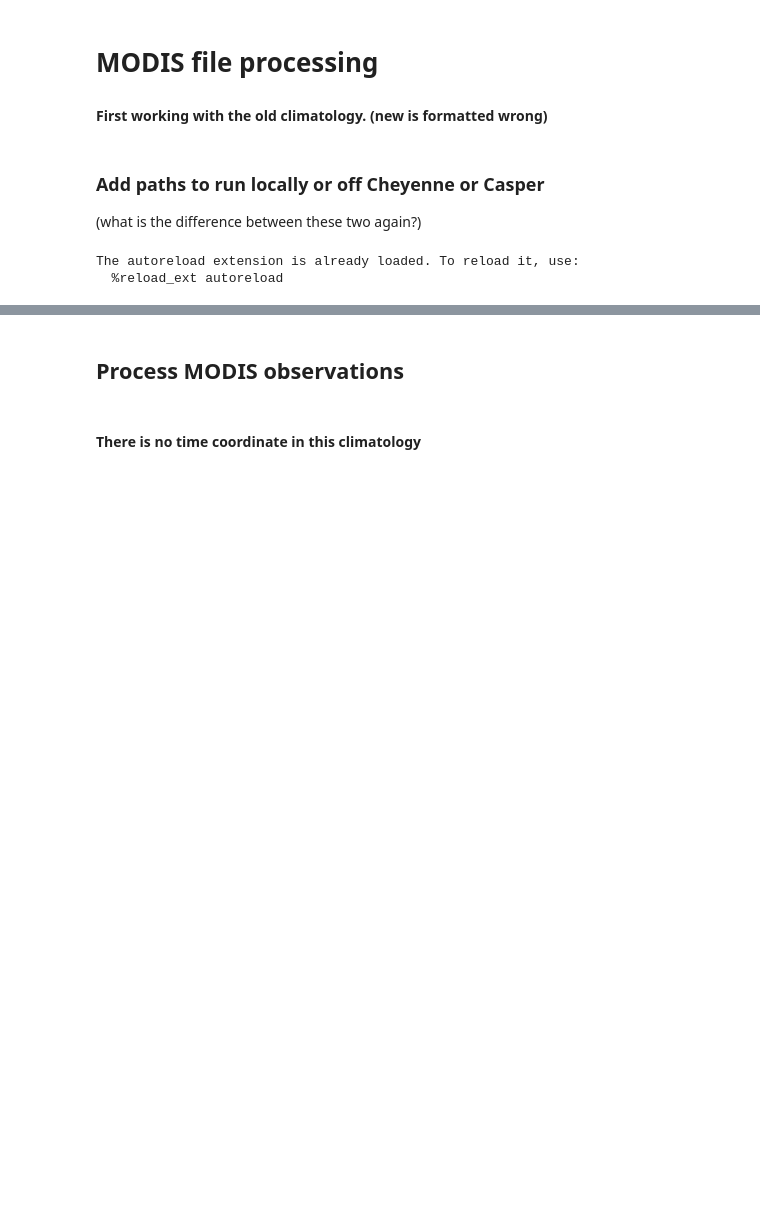
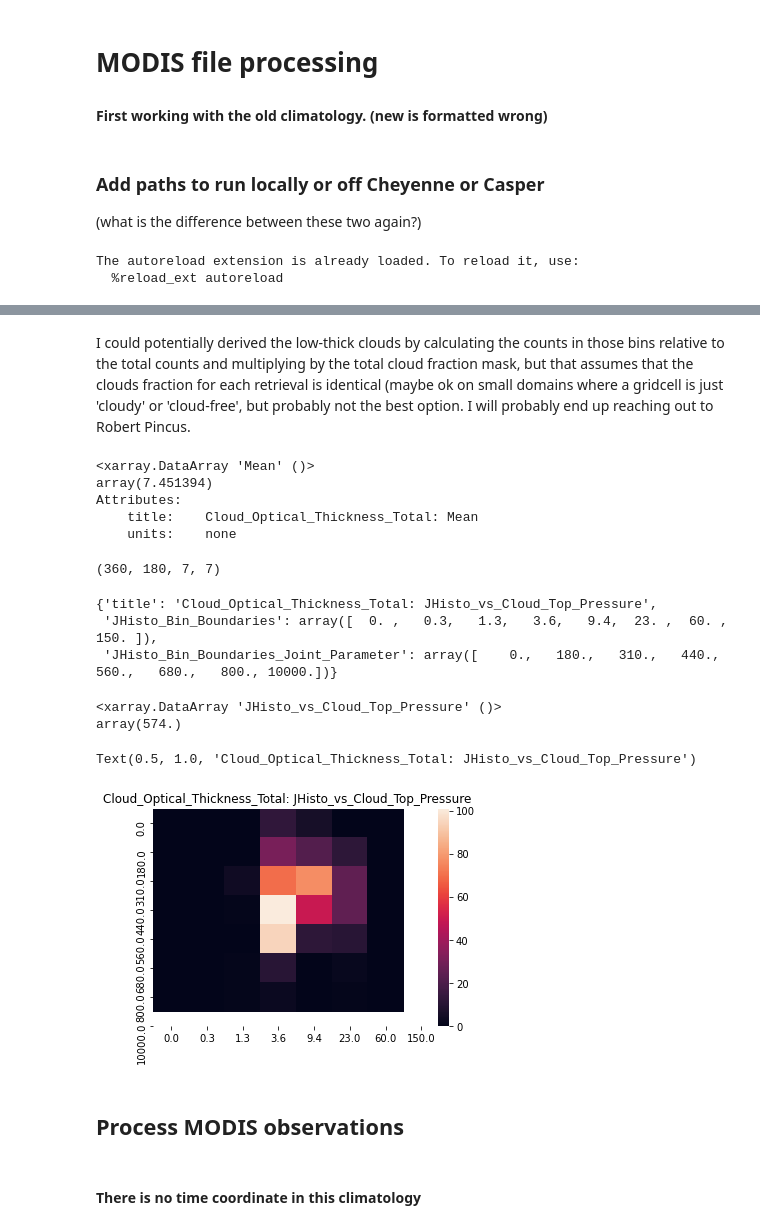
Before and after one commit to jshaw35/CESM2_analysis, a Jupyter notebook: CESM2_COSP/modis_proc_new.ipynb, the cells around one changed output, grey strips where cells are left out. Cells and saved outputs as stored; diff of their text form; code cells hidden in the pictures; blank space fills up the shorter version.

```diff
--- a/CESM2_COSP/modis_proc_new.ipynb
+++ b/CESM2_COSP/modis_proc_new.ipynb
@@ -34,0 +107,10 @@ from interp_functions import *
+# %% [markdown]
+I could potentially derived the low-thick clouds by calculating the counts in those bins relative to the total counts and multiplying by the total cloud fraction mask, but that assumes that the clouds fraction for each retrieval is identical (maybe ok on small domains where a gridcell is just 'cloudy' or 'cloud-free', but probably not the best option. I will probably end up reaching out to Robert Pincus.
+# %%
+single_modis['Mean'][0,0]
+# %% [output]
+<xarray.DataArray 'Mean' ()>
+array(7.451394)
+Attributes:
+    title:    Cloud_Optical_Thickness_Total: Mean
+    units:    none
@@ -35,3 +119,34 @@ from interp_functions import *
+# %%
+single_modis['JHisto_vs_Cloud_Top_Pressure'].shape
+# %% [output]
+(360, 180, 7, 7)
+# %%
+test_histo = single_modis['JHisto_vs_Cloud_Top_Pressure'][0,0,:,:]
+# %%
+test_histo.attrs
+# %% [output]
+{'title': 'Cloud_Optical_Thickness_Total: JHisto_vs_Cloud_Top_Pressure',
+ 'JHisto_Bin_Boundaries': array([  0. ,   0.3,   1.3,   3.6,   9.4,  23. ,  60. , 150. ]),
+ 'JHisto_Bin_Boundaries_Joint_Parameter': array([    0.,   180.,   310.,   440.,   560.,   680.,   800., 10000.])}
+# %%
+test_histo.sum()
+# %% [output]
+<xarray.DataArray 'JHisto_vs_Cloud_Top_Pressure' ()>
+array(574.)
+# %%
+# import numpy as np;
+np.random.seed(0)
+# import seaborn as sns;
+# sns.set_theme()
+uniform_data = np.random.rand(10, 12)
+ax = sns.heatmap(test_histo,yticklabels=test_histo.attrs['JHisto_Bin_Boundaries_Joint_Parameter'],
+                 xticklabels=test_histo.attrs['JHisto_Bin_Boundaries'])
+
+ax.set_title(test_histo.attrs['title'])
+# plt.ticklabels(test_histo.attrs['JHisto_Bin_Boundaries_Joint_Parameter'])
+# %% [output]
+Text(0.5, 1.0, 'Cloud_Optical_Thickness_Total: JHisto_vs_Cloud_Top_Pressure')
+[figure, added]
 # %% [markdown]
 ## Process MODIS observations
 # %% [markdown]
```
Also changed, not shown: parts of 14 cells of this notebook, 1 other file.
